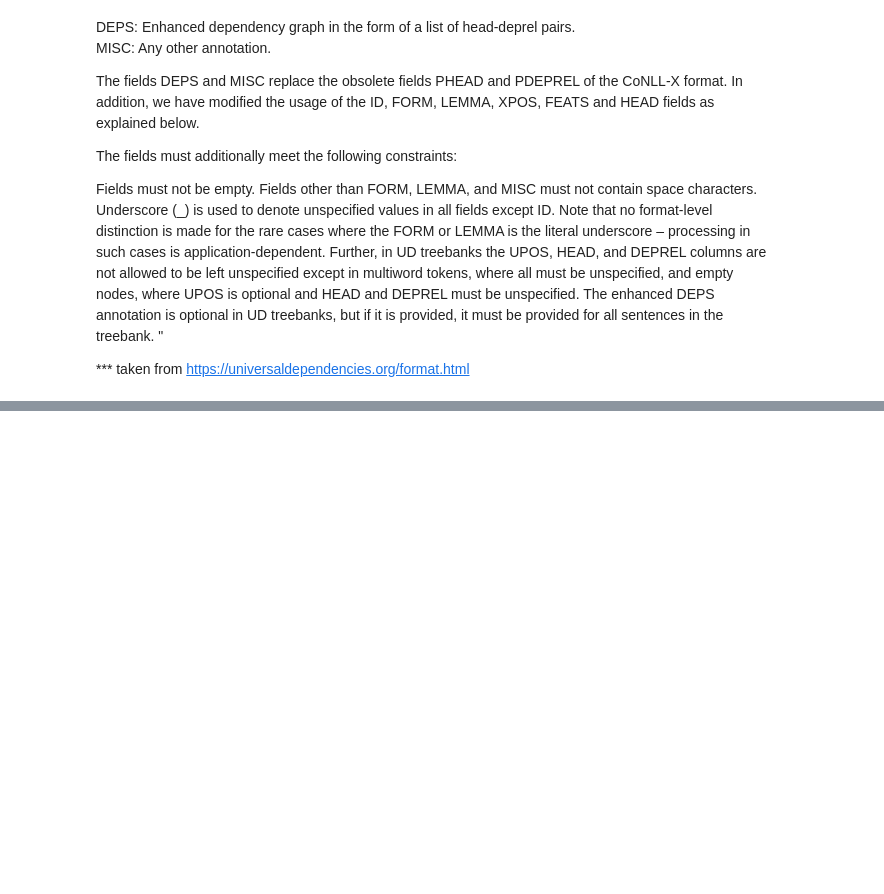
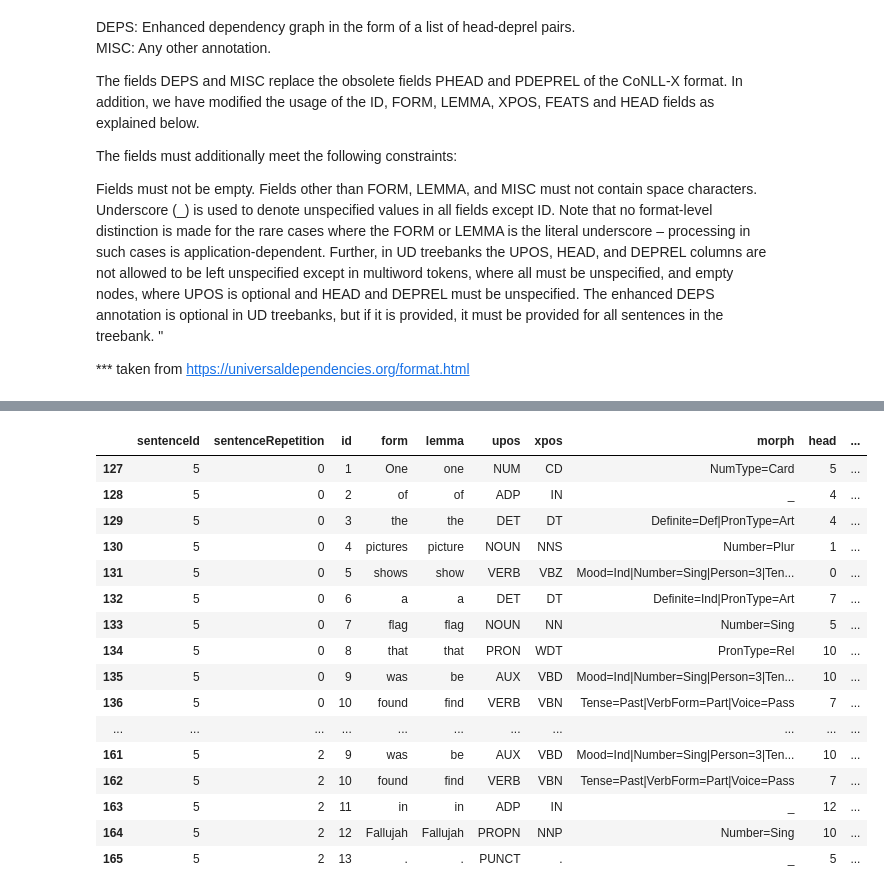
Before and after one commit to sezentuvay/NLP_Tech_Assignment_2, a Jupyter notebook: part1/DataExploration.ipynb, the cells around one changed output, grey strips where cells are left out. Cells and saved outputs as stored; diff of their text form; code cells hidden in the pictures; blank space fills up the shorter version.

```diff
--- a/part1/DataExploration.ipynb
+++ b/part1/DataExploration.ipynb
@@ -319,0 +510,5 @@ Maxium of columns in file: 29
+# %%
+df_read = pd.read_csv('../data/intermediate/expandedDataframe_smallExample')
+
+# head
+display(df_read.head(5))
@@ -319,0 +522,21 @@ Maxium of columns in file: 29
+# %%
+# passive sentence
+df_read.tail(39)
+# %% [output]
+|  | sentenceId | sentenceRepetition | id | form | lemma | upos | xpos | morph | head | ... |
+| 127 | 5 | 0 | 1 | One | one | NUM | CD | NumType=Card | 5 | ... |
+| 128 | 5 | 0 | 2 | of | of | ADP | IN | _ | 4 | ... |
+| 129 | 5 | 0 | 3 | the | the | DET | DT | Definite=Def|PronType=Art | 4 | ... |
+| 130 | 5 | 0 | 4 | pictures | picture | NOUN | NNS | Number=Plur | 1 | ... |
+| 131 | 5 | 0 | 5 | shows | show | VERB | VBZ | Mood=Ind|Number=Sing|Person=3|Ten... | 0 | ... |
+| 132 | 5 | 0 | 6 | a | a | DET | DT | Definite=Ind|PronType=Art | 7 | ... |
+| 133 | 5 | 0 | 7 | flag | flag | NOUN | NN | Number=Sing | 5 | ... |
+| 134 | 5 | 0 | 8 | that | that | PRON | WDT | PronType=Rel | 10 | ... |
+| 135 | 5 | 0 | 9 | was | be | AUX | VBD | Mood=Ind|Number=Sing|Person=3|Ten... | 10 | ... |
+| 136 | 5 | 0 | 10 | found | find | VERB | VBN | Tense=Past|VerbForm=Part|Voice=Pass | 7 | ... |
+| ... | ... | ... | ... | ... | ... | ... | ... | ... | ... | ... |
+| 161 | 5 | 2 | 9 | was | be | AUX | VBD | Mood=Ind|Number=Sing|Person=3|Ten... | 10 | ... |
+| 162 | 5 | 2 | 10 | found | find | VERB | VBN | Tense=Past|VerbForm=Part|Voice=Pass | 7 | ... |
+| 163 | 5 | 2 | 11 | in | in | ADP | IN | _ | 12 | ... |
+| 164 | 5 | 2 | 12 | Fallujah | Fallujah | PROPN | NNP | Number=Sing | 10 | ... |
+| 165 | 5 | 2 | 13 | . | . | PUNCT | . | _ | 5 | ... |
```
Also changed, not shown: parts of 14 cells of this notebook.
